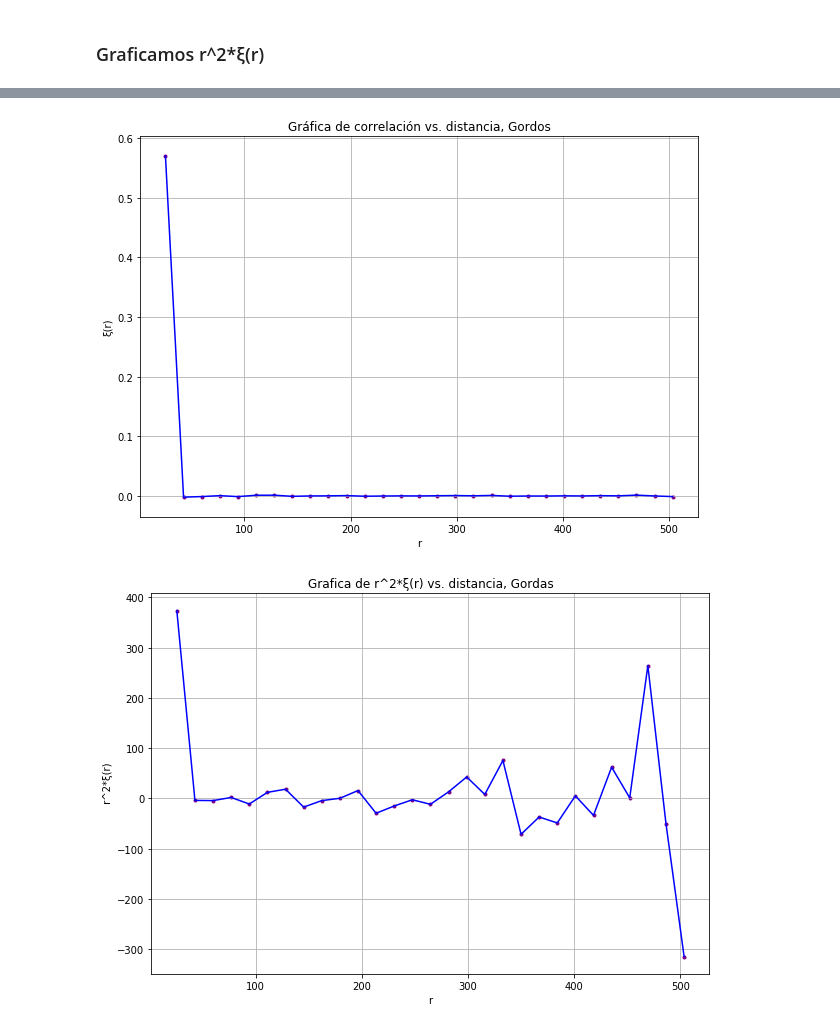
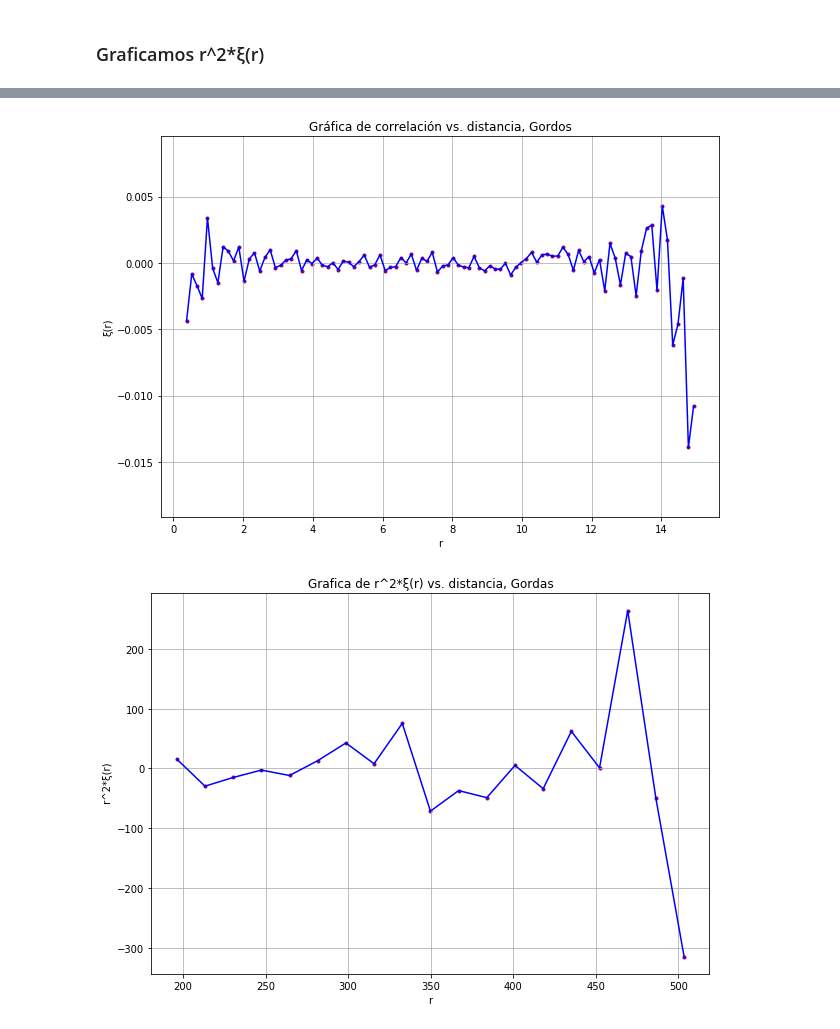
Before and after one commit to DCIDA2019/da2020-BubuDavid, a Jupyter notebook: Semana12/Quarantine 4th class - Busqueda de estructuras de datos puntutales.ipynb, the cells around one changed output, grey strips where cells are left out. Cells and saved outputs as stored; diff of their text form; code cells hidden in the pictures.

```diff
--- a/Semana12/Quarantine 4th class - Busqueda de estructuras de datos puntutales.ipynb
+++ b/Semana12/Quarantine 4th class - Busqueda de estructuras de datos puntutales.ipynb
@@ -90,15 +93,15 @@ def funcionCorrelacion(datos, datosRandom, bins, L):
     f = math.factorial
     numeroParesDatos = f(numeroPuntosDatos)/(2*f(numeroPuntosDatos - 2))
     numeroParesRandom = f(numeroPuntosRandom)/(2*f(numeroPuntosRandom - 2))
-    numeroParesJuntos = f(numeroPuntosJuntos)/(2*f(numeroPuntosJuntos - 2))
+    numeroParesJuntos = numeroPuntosDatos*numeroPuntosRandom
     # Calculamos la separación que debe haber entre cada bin.
     separacionBins = [(Bin)*L/bins for Bin in range(bins+1)]
 
     # Ahora, calcularemos la distancia de cada uno de los puntos en datos, randomDistribution y en ambos en conjunto
     # Y las normalizamos
-    DD = distanciasPuntos(datos, bins=separacionBins) / numeroParesDatos
-    RR = distanciasPuntos(datosRandom, bins=separacionBins) / numeroParesRandom
-    DR = distanciasPuntos(datosJuntos, bins=separacionBins) / numeroParesJuntos
+    DD = distanciasPuntos(datos1=datos, bins=separacionBins) / numeroParesDatos / 2
+    RR = distanciasPuntos(datos1=datosRandom, bins=separacionBins) / numeroParesRandom / 2
+    DR = distanciasPuntos(datos1=datos, datos2=datosRandom, bins=separacionBins) / numeroParesJuntos
     # Este es el valor de la función de correlación
     correlacion = (DD - 2*DR + RR)/RR
     # Creamos nuestras distancias, siendo estas las medias de cada intervalo en nuestros histogramas
@@ -131,7 +134,7 @@ def graphCube(puntos, color="purple"):
 # %% [markdown]
 #### Graficar x,y normal
 # %%
-def graphFunction(x,y, color=["purple","blue"], labels=["x","y"], titulo="", scatter=False, corte=[0,-1]):
+def graphFunction(x,y, color=["purple","blue"], labels=["x","y"], titulo="", scatter=False, corte=[0,-1], limite=[]):
     '''
     Descripción: Función que grafica y con respecto a x
     IN = {
@@ -154,6 +157,8 @@ def graphFunction(x,y, color=["purple","blue"], labels=["x","y"], titulo="", sca
     ax.plot(x[corte[0]:corte[1]], y[corte[0]:corte[1]], color=color[1]) # Graficamos
     ax.set_xlabel(labels[0]) # Asignamos nombres a los labels
     ax.set_ylabel(labels[1]) # Asignamos nombres a los labels
+    if limite != []:
+        plt.ylim(top = max(limite), bottom= min(limite))
     ax.grid() # Con cuadrícula
 # %% [markdown]
 ### Ejecutando el código
@@ -184,6 +186,6 @@ graphFunction(x=r,y=r2xi,titulo="Grafica de r^2*ξ(r) vs. distancia", labels=["r
 # %%
-cuboGordo1 = generateCubeRandom(L=512, numeroPuntos=10000)
-cuboGordo2 = generateCubeRandom(L=512, numeroPuntos=10000)
+cuboGordo1 = generateCubeRandom(L=10, numeroPuntos=50000)
+cuboGordo2 = generateCubeRandom(L=10, numeroPuntos=50000)
 graphCube(cuboGordo1)
 graphCube(cuboGordo2, color="blue")
 # %% [output]
@@ -192,13 +194,13 @@ graphCube(cuboGordo2, color="blue")
 # %%
-auxGorda=funcionCorrelacion(datos=cuboGordo1, datosRandom=cuboGordo2, L=512, bins=30)
+auxGorda=funcionCorrelacion(datos=cuboGordo1, datosRandom=cuboGordo2, L=15, bins=100)
 rGorda = auxGorda[0]
 xiGorda = auxGorda[1]
 # %%
-graphFunction(x=rGorda,y=xiGorda,titulo="Gráfica de correlación vs. distancia, Gordos", labels=["r","ξ(r)"], scatter=True)
+graphFunction(x=rGorda,y=xiGorda,titulo="Gráfica de correlación vs. distancia, Gordos", labels=["r","ξ(r)"], scatter=True, corte=[1,-1])
 # %% [output]
-[figure, old version]
+[figure, new version]
 # %%
 r2xiGordos=np.array(rGorda)**2 * np.array(xiGorda)
-graphFunction(x=rGorda,y=r2xiGordos,titulo="Grafica de r^2*ξ(r) vs. distancia, Gordas", labels=["r"," r^2*ξ(r)"], scatter=True)
+graphFunction(x=rGorda,y=r2xiGordos,titulo="Grafica de r^2*ξ(r) vs. distancia, Gordas", labels=["r"," r^2*ξ(r)"], scatter=True, corte=[10,-1])
 # %% [output]
-[figure, old version]
+[figure, new version]
```
Also changed, not shown: parts of 7 cells of this notebook, 2 other files.
